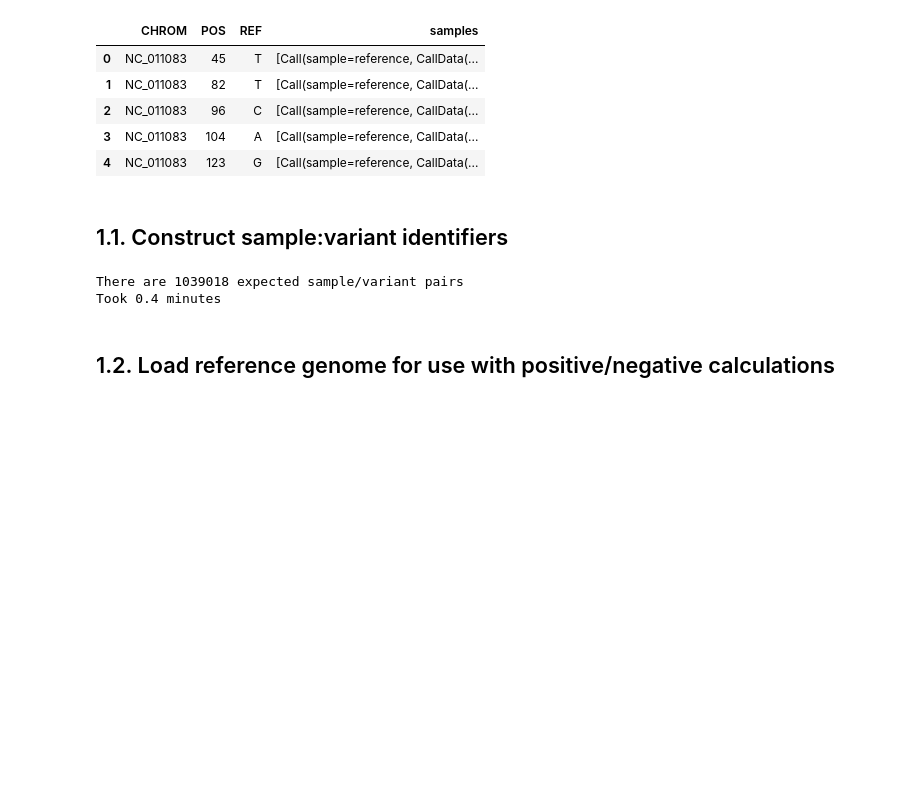
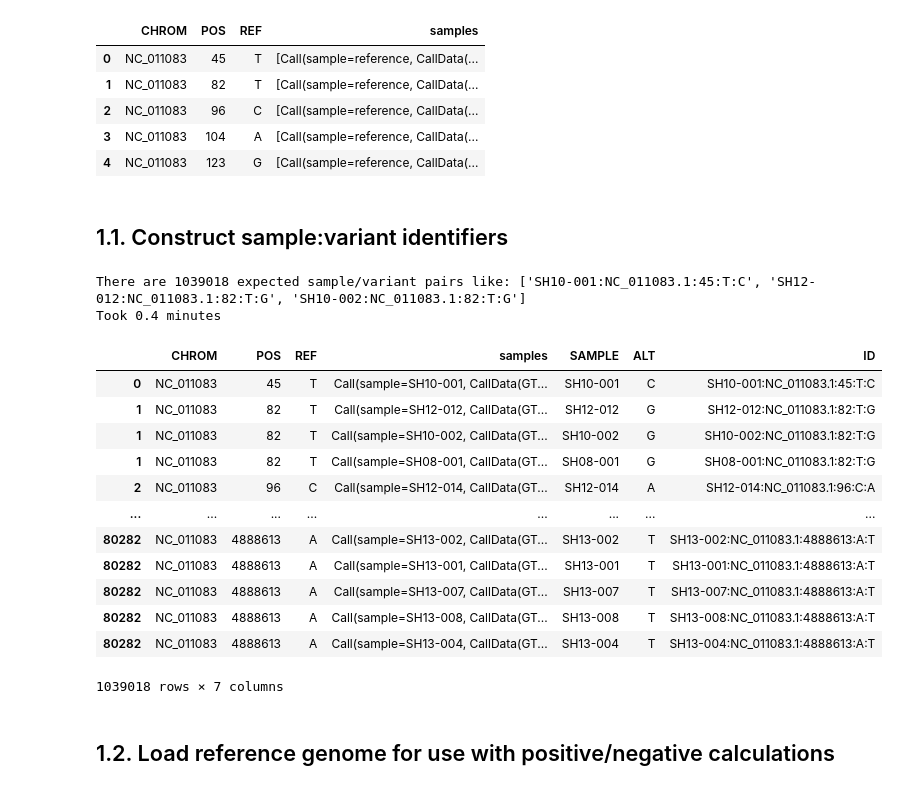
Before and after one commit to apetkau/genomics-data-index-evaluation-manuscript, a Jupyter notebook: evaluations/simulation/4-variants-comparison.ipynb, the cells around one changed output. Cells and saved outputs as stored; diff of their text form; code cells hidden in the pictures; blank space fills up the shorter version.

```diff
--- a/evaluations/simulation/4-variants-comparison.ipynb
+++ b/evaluations/simulation/4-variants-comparison.ipynb
@@ -43,11 +43,28 @@ expected_sample_variants = set(simulated_variants)
 
 after = time.time()
 
-print(f'There are {len(expected_sample_variants)} expected sample/variant pairs')
+print(f'There are {len(expected_sample_variants)} expected sample/variant pairs like: '
+      f'{list(simulated_variants[0:3])}')
 print(f'Took {(after - before)/60:0.1f} minutes')
 # %% [output]
-There are 1039018 expected sample/variant pairs
+There are 1039018 expected sample/variant pairs like: ['SH10-001:NC_011083.1:45:T:C', 'SH12-012:NC_011083.1:82:T:G', 'SH10-002:NC_011083.1:82:T:G']
 Took 0.4 minutes
+# %%
+simulated_df_exploded
+# %% [output]
+|  | CHROM | POS | REF | samples | SAMPLE | ALT | ID |
+| 0 | NC_011083 | 45 | T | Call(sample=SH10-001, CallData(GT... | SH10-001 | C | SH10-001:NC_011083.1:45:T:C |
+| 1 | NC_011083 | 82 | T | Call(sample=SH12-012, CallData(GT... | SH12-012 | G | SH12-012:NC_011083.1:82:T:G |
+| 1 | NC_011083 | 82 | T | Call(sample=SH10-002, CallData(GT... | SH10-002 | G | SH10-002:NC_011083.1:82:T:G |
+| 1 | NC_011083 | 82 | T | Call(sample=SH08-001, CallData(GT... | SH08-001 | G | SH08-001:NC_011083.1:82:T:G |
+| 2 | NC_011083 | 96 | C | Call(sample=SH12-014, CallData(GT... | SH12-014 | A | SH12-014:NC_011083.1:96:C:A |
+| ... | ... | ... | ... | ... | ... | ... | ... |
+| 80282 | NC_011083 | 4888613 | A | Call(sample=SH13-002, CallData(GT... | SH13-002 | T | SH13-002:NC_011083.1:4888613:A:T |
+| 80282 | NC_011083 | 4888613 | A | Call(sample=SH13-001, CallData(GT... | SH13-001 | T | SH13-001:NC_011083.1:4888613:A:T |
+| 80282 | NC_011083 | 4888613 | A | Call(sample=SH13-007, CallData(GT... | SH13-007 | T | SH13-007:NC_011083.1:4888613:A:T |
+| 80282 | NC_011083 | 4888613 | A | Call(sample=SH13-008, CallData(GT... | SH13-008 | T | SH13-008:NC_011083.1:4888613:A:T |
+| 80282 | NC_011083 | 4888613 | A | Call(sample=SH13-004, CallData(GT... | SH13-004 | T | SH13-004:NC_011083.1:4888613:A:T |
+1039018 rows × 7 columns
 # %% [markdown]
 ## 1.2. Load reference genome for use with positive/negative calculations
 # %%
```
Also changed, not shown: parts of 1 cell of this notebook, 2 other files.
